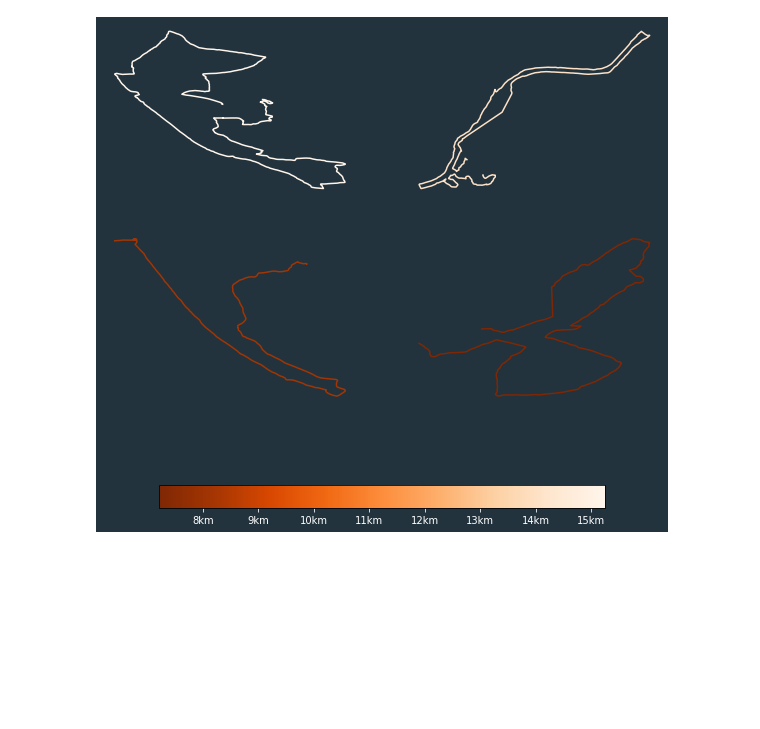
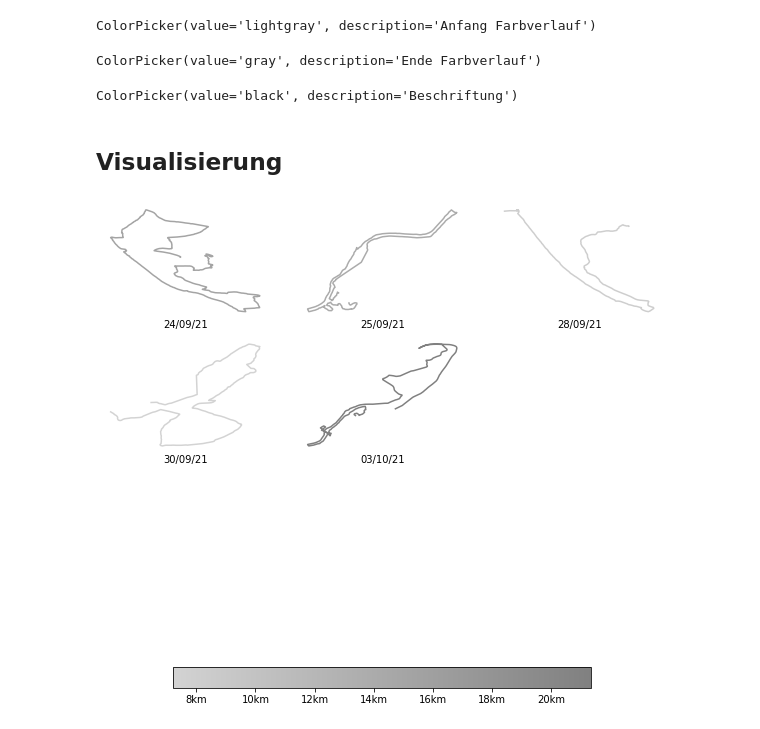
Before and after one commit to DavidSBG/studienarbeit, a Jupyter notebook: src/Vis_1.ipynb, the cells around one changed output. Saved outputs shown, nothing was run; the diff lists cells and outputs as text; code cells hidden in the pictures; blank space fills up the shorter version.

```diff
--- a/src/Vis_1.ipynb
+++ b/src/Vis_1.ipynb
@@ -1 +26,27 @@
+# %%
+## interkatives Auswählen der Anfangsfarbe des Farbverlaufs
+GRADIENT_START_COLOR = widgets.ColorPicker(value='lightgray', description='Anfang Farbverlauf')
+GRADIENT_START_COLOR
+## manuelles Auswählen der Farbe mit Hex-Wert bei fehlender Browserunterstützung
+# GRADIENT_START_COLOR = #ffffff
+# %% [output]
+ColorPicker(value='lightgray', description='Anfang Farbverlauf')
+# %%
+## interkatives Auswählen der Endfarbe des Farbverlaufs
+GRADIENT_END_COLOR = widgets.ColorPicker(value='gray', description='Ende Farbverlauf')
+GRADIENT_END_COLOR
+## manuelles Auswählen der Farbe mit Hex-Wert bei fehlender Browserunterstützung
+# GRADIENT_END_COLOR = #ffffff
+# %% [output]
+ColorPicker(value='gray', description='Ende Farbverlauf')
+# %%
+## interkatives Auswählen der Beschriftungsfarbe
+LABEL_COLOR = widgets.ColorPicker(description='Beschriftung')
+LABEL_COLOR
+## manuelles Auswählen der Farbe mit Hex-Wert bei fehlender Browserunterstützung
+# GRADIENT_END_COLOR = #ffffff
+# %% [output]
+ColorPicker(value='black', description='Beschriftung')
+# %% [markdown]
+## Visualisierung
 # %%
@@ -43,35 +77,40 @@ def genColor(distanz):
 # %%
+# Berechnung relevanter Meta-Daten
+length = math.ceil(math.sqrt(len(df)))
+size = length*length
+maxDistanz = df['Distanz in m'].max()
+minDistanz = df['Distanz in m'].min()
 plt.rcParams["figure.figsize"] = (10, 10)
 
+# Transformation/Definition von Farbverlauf und Beschriftungsfarbe
+gradient_colors = [mpl.colors.to_rgb(GRADIENT_START_COLOR.value), mpl.colors.to_rgb(GRADIENT_END_COLOR.value)]
+custom_cmap = LinearSegmentedColormap.from_list('Farbverlauf', gradient_colors, N=10000)
+norm = mpl.colors.Normalize(vmin=(minDistanz/1000), vmax=(maxDistanz/1000))
+sm = plt.cm.ScalarMappable(cmap=custom_cmap, norm=norm)
+sm.set_array([])
+labelcolor = mpl.colors.to_rgb(LABEL_COLOR.value)
 
+# Erstellen der Visualisierung
 fig, ax = plt.subplots(length, length)
-
-cmap = mpl.cm.Oranges_r
-norm = mpl.colors.Normalize(vmin=(minDistanz/1000), vmax=(maxDistanz/1000))
-sm = plt.cm.ScalarMappable(cmap=cmap, norm=norm)
-sm.set_array([])
-
 
 for i in range(0,size):
     x = math.floor(i/length)
     y = i%length
+    axs = ax[x, y]
     #print("{}, {}".format(x, y))
     if i <= length+1:
         entry = df.iloc[i]
-        ax[x, y].plot(entry['Koordinaten_lat'],entry['Koordinaten_long'], color=sm.to_rgba(entry['Distanz in m']/1000))
-    ax[y,x].axis("off")
+        axs.plot(entry['Koordinaten_lat'],entry['Koordinaten_long'], color=sm.to_rgba(entry['Distanz in m']/1000))
+        axs.text(0.5,-0.1, entry['Datum'].strftime("%d/%m/%y"), ha="center", transform=axs.transAxes, color=labelcolor)
+    axs.axis("off")
 
-cbar = fig.colorbar(sm, ax=[ax[:, :]], orientation="horizontal", shrink=0.8)
-cbar.ax.xaxis.set_tick_params(color='white', labelcolor='white')
+# Erstellen der Farblegende
+cbar = fig.colorbar(sm, ax=[ax[:, :]], orientation="horizontal", shrink=0.75)
+cbar.ax.xaxis.set_tick_params(color=labelcolor, labelcolor=labelcolor)
 cbar.ax.set_xticklabels(["{}km".format(int(i)) for i in cbar.get_ticks()])
 
-#cbar = fig.colorbar(sm, ax=[ax[:, :]], orientation="vertical", shrink=0.8)
-#cbar.ax.yaxis.set_tick_params(color='white', labelcolor='white')
-#cbar.ax.set_yticklabels(["{}km".format(int(i)) for i in cbar.get_ticks()])
-
-
-fig.patch.set_color((34/255,51/255,61/255))
+fig.patch.set_color(mpl.colors.to_rgb(BACKGROUND_COLOR.value))
 
 plt.show()
 # %% [output]
-[figure, old version]
+[figure, new version]
```
Also changed, not shown: parts of 9 cells of this notebook, 2 other files.
